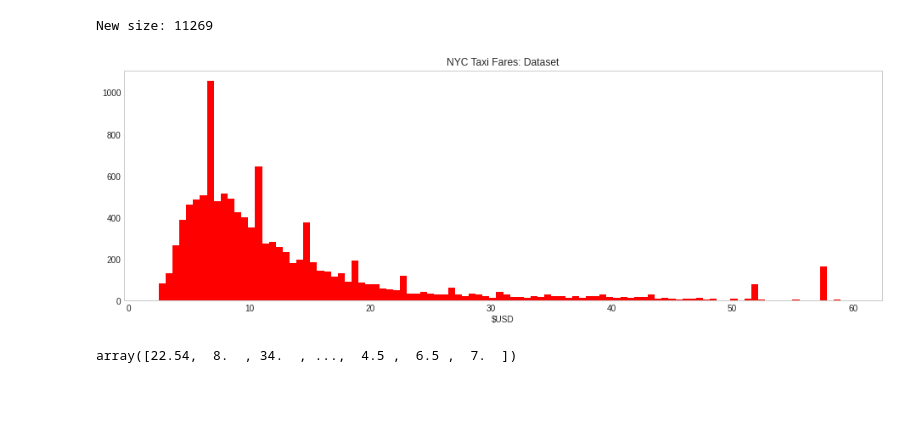
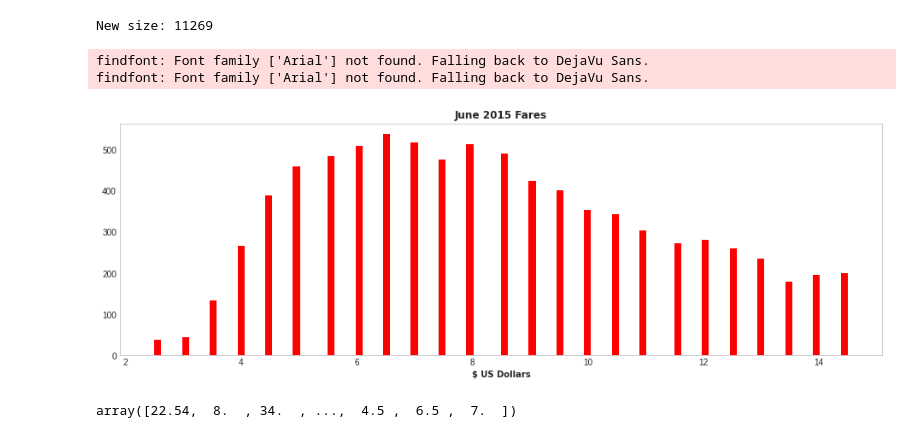
Before and after one commit to CPJClare/Exact-Jacobians-STPs, a Jupyter notebook: NYC__TaxiFare__XGBoost__STP__dERM.ipynb, the cells around one changed output. Cells and saved outputs as stored; diff of their text form; code cells hidden in the pictures; blank space fills up the shorter version.

```diff
--- a/NYC__TaxiFare__XGBoost__STP__dERM.ipynb
+++ b/NYC__TaxiFare__XGBoost__STP__dERM.ipynb
@@ -177,12 +177,14 @@ New size: 11269
 # %%
 # Histogram fare plot:
 
-df_train[df_train.fare_amount<60].fare_amount.hist(bins=100, figsize=(16,5), color = "red")
-plt.xlabel('$USD')
-plt.title('NYC Taxi Fares: Dataset');
+df_train[df_train.fare_amount<15].fare_amount.hist(bins=100, figsize=(16,5), color = "red")
+plt.xlabel('$ US Dollars', weight = 'bold', family = 'Arial')
+plt.title('June 2015 Fares', weight = 'bold', family = 'Arial')
 plt.grid(b=None)
 # %% [output]
+findfont: Font family ['Arial'] not found. Falling back to DejaVu Sans.
+findfont: Font family ['Arial'] not found. Falling back to DejaVu Sans.
-[figure, old version]
+[figure, new version]
 # %%
 y = df_train.fare_amount.values + 1e-10
 y ### for supervised learning: output vector y
```
Also changed, not shown: parts of 24 cells of this notebook, 5 other files.
